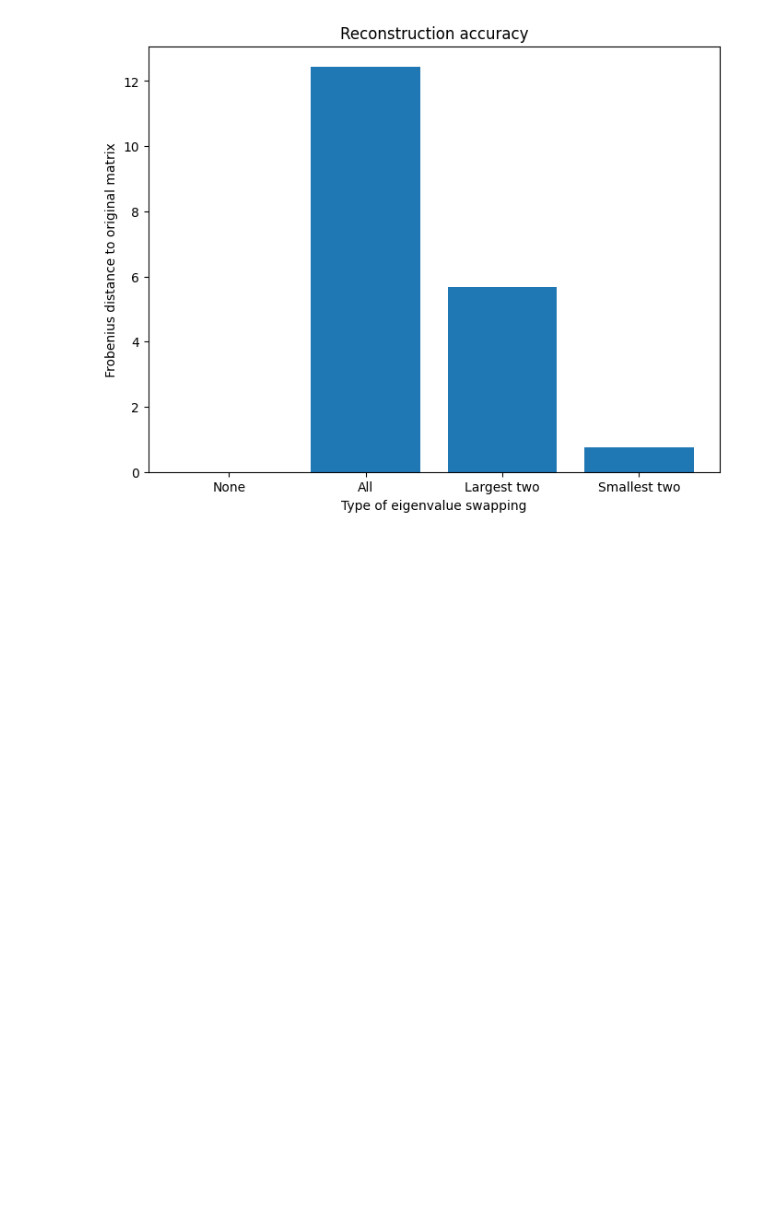
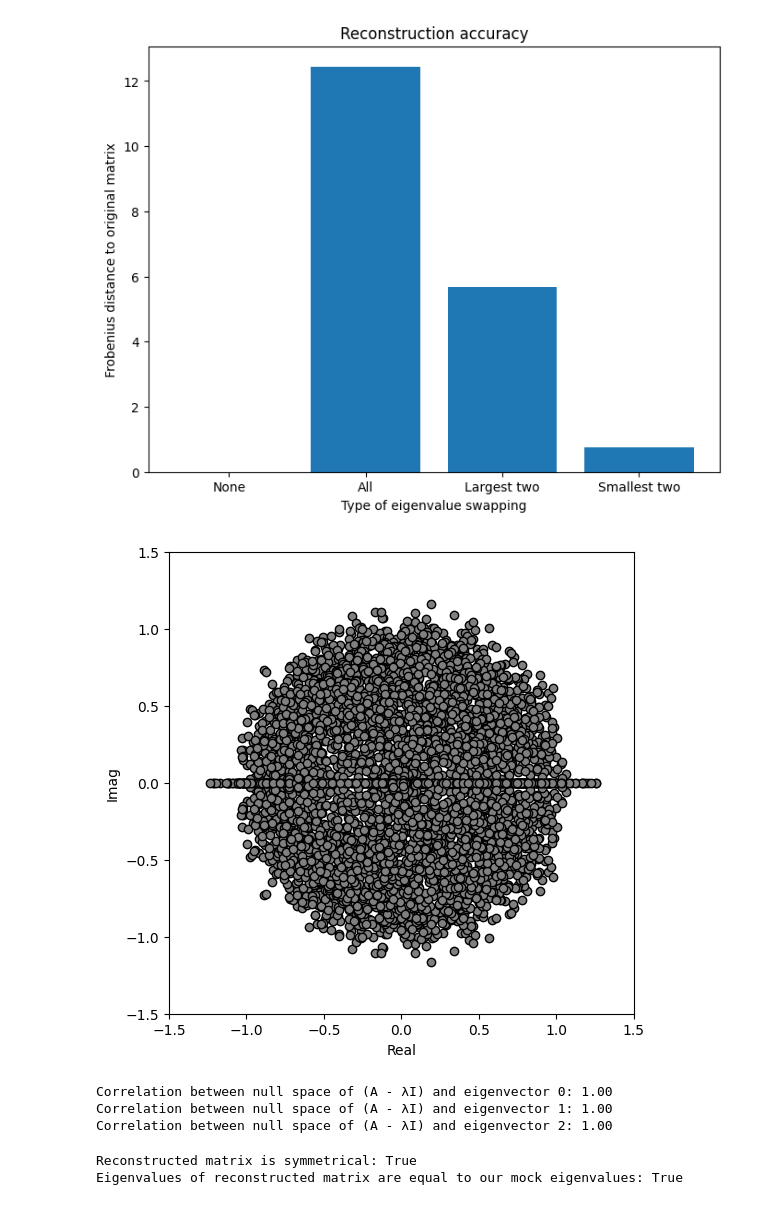
Before and after one commit to MiesnerJacob/practical-linear-algebra-for-data-science, a Jupyter notebook: 13-eigendecomposition.ipynb, the cells around one changed output. Cells and saved outputs as stored; diff of their text form; code cells hidden in the pictures; blank space fills up the shorter version.

Commit message:
completed code exercises for chapter 13, eigendecomposition

```diff
--- a/13-eigendecomposition.ipynb
+++ b/13-eigendecomposition.ipynb
@@ -274,0 +260,74 @@ Frobenius distance: 0.7508248376941941
+# %%
+# Exercise 13-4 (Show that the eigenvalues of a random matrix are distributed in a circle with the radius proportional to the matrix size)
+
+n_iterations = 123
+matrix_size = 42
+evals = np.zeros((n_iterations, matrix_size),dtype=complex)
+
+# create the matrices and get their scaled eigenvalues
+for i in range(n_iterations):
+  random_matrix_a = np.random.randn(matrix_size, matrix_size)
+  evals[i,:] = np.linalg.eig(random_matrix_a)[0] / np.sqrt(matrix_size)
+
+# Create plot
+plt.figure(figsize=(6,6))
+
+plt.plot(np.real(evals),np.imag(evals),'ko',markerfacecolor='grey')
+plt.xlim([-1.5,1.5])
+plt.ylim([-1.5,1.5])
+plt.xlabel('Real')
+plt.ylabel('Imag')
+plt.show()
+# %% [output]
+[figure, added]
+# %%
+# Exercise 13-5 (Eigenvector is the basis for the null-space of the eigenvalue-shifted matrix)
+
+# Create a symmetric positive-definite matrix
+matrix_size = 3
+random_matrix = np.random.randn(matrix_size, matrix_size)
+symmetric_positive_definite_matrix = random_matrix @ random_matrix.T
+
+# Eigendecompose the matrix
+evals, evecs = np.linalg.eig(symmetric_positive_definite_matrix)
+
+# Compare the eigenvectors with the null space of (A - λI)
+for i in range(matrix_size):
+    # Get the null space vector of the shifted matrix
+    shifted_matrix = symmetric_positive_definite_matrix - evals[i] * np.eye(matrix_size)
+    null_space_vector = scipy.linalg.null_space(shifted_matrix)
+
+    # Check for a match with the eigenvector via correlation (normalizes for magnitudes)
+    correlation_coefficient = np.corrcoef(null_space_vector.T, evecs[[i], :])[0, 1]
+
+    # Print the absolute value of the correlation coefficient
+    print(f'Correlation between null space of (A - λI) and eigenvector {i}: {np.abs(correlation_coefficient):.2f}')
+# %% [output]
+Correlation between null space of (A - λI) and eigenvector 0: 1.00
+Correlation between null space of (A - λI) and eigenvector 1: 1.00
+Correlation between null space of (A - λI) and eigenvector 2: 1.00
+# %%
+# Exercise 13-6 (Alternative method of creating random symmetrical matrices)
+
+vector_a = [1, 2, 3, 4]
+diag_matrix_a = np.diag(vector_a)
+
+random_matrix_a = np.random.randn(4, 4)
+matrix_q, matrix_r = np.linalg.qr(random_matrix_a)
+
+# Use these results as mock eigenvectors as eigenvalues
+evals = diag_matrix_a
+evecs = matrix_q
+
+# Reconstruct matrix
+reconstructed_matrix = evecs @ evals @ evecs.T
+
+check_1 = scipy.linalg.issymmetric(reconstructed_matrix)
+print("Reconstructed matrix is symmetrical:", check_1)
+
+evals_check = np.diag(np.sort(np.linalg.eig(reconstructed_matrix)[0]))
+check_2 = np.allclose(evals, evals_check)
+print("Eigenvalues of reconstructed matrix are equal to our mock eigenvalues:", check_2)
+# %% [output]
+Reconstructed matrix is symmetrical: True
+Eigenvalues of reconstructed matrix are equal to our mock eigenvalues: True
```
Also changed, not shown: parts of 16 cells of this notebook.
